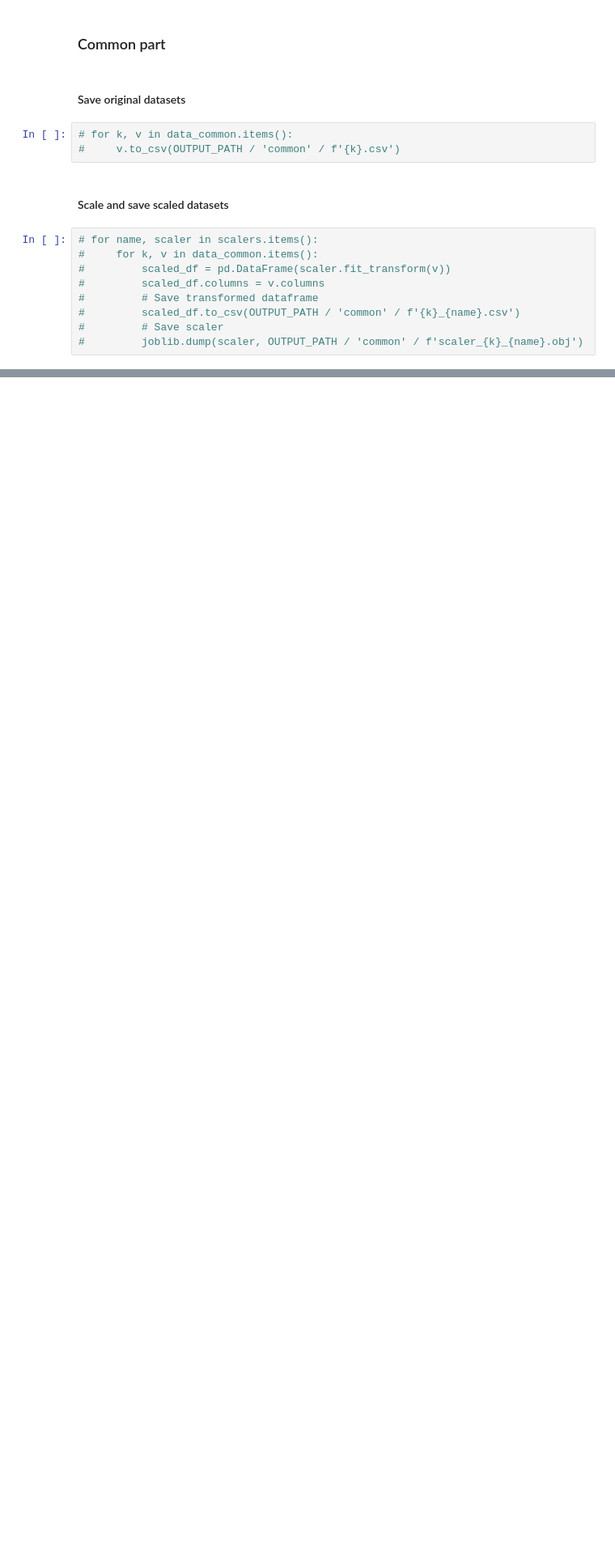
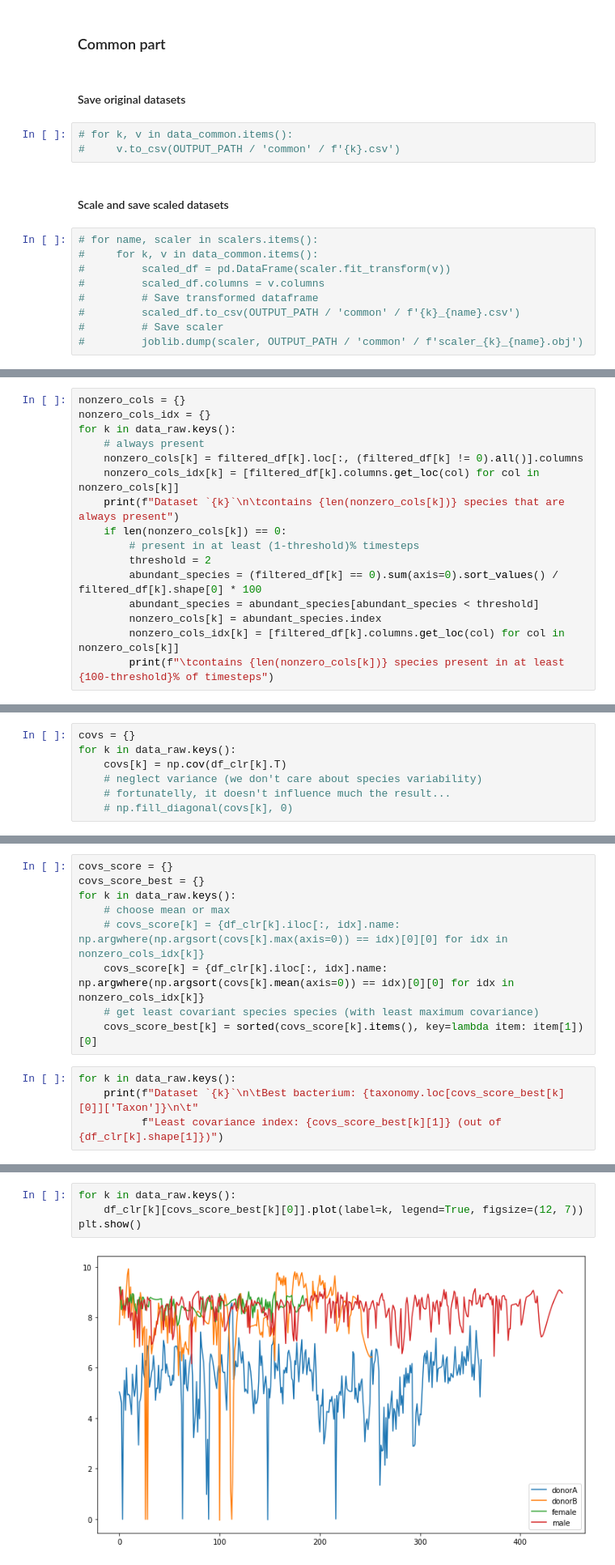
Before and after one commit to zuzannakarwowska/microbiome_interactions_project, a Jupyter notebook: notebooks/transform_input_data.ipynb, the cells around one changed output, grey strips where cells are left out. Shown: that part at 81% size. Cells and saved outputs as stored; diff of their text form; blank space fills up the shorter version.

```diff
--- a/notebooks/transform_input_data.ipynb
+++ b/notebooks/transform_input_data.ipynb
@@ -173,0 +222,16 @@ for k, v in data_raw.items():
+# %%
+nonzero_cols = {}
+nonzero_cols_idx = {}
+for k in data_raw.keys():
+    # always present
+    nonzero_cols[k] = filtered_df[k].loc[:, (filtered_df[k] != 0).all()].columns
+    nonzero_cols_idx[k] = [filtered_df[k].columns.get_loc(col) for col in nonzero_cols[k]]
+    print(f"Dataset `{k}`\n\tcontains {len(nonzero_cols[k])} species that are always present")
+    if len(nonzero_cols[k]) == 0:
+        # present in at least (1-threshold)% timesteps
+        threshold = 2
+        abundant_species = (filtered_df[k] == 0).sum(axis=0).sort_values() / filtered_df[k].shape[0] * 100
+        abundant_species = abundant_species[abundant_species < threshold]
+        nonzero_cols[k] = abundant_species.index
+        nonzero_cols_idx[k] = [filtered_df[k].columns.get_loc(col) for col in nonzero_cols[k]]
+        print(f"\tcontains {len(nonzero_cols[k])} species present in at least {100-threshold}% of timesteps")
@@ -173,0 +251,7 @@ for k, v in data_raw.items():
+# %%
+covs = {}
+for k in data_raw.keys():
+    covs[k] = np.cov(df_clr[k].T)
+    # neglect variance (we don't care about species variability)
+    # fortunatelly, it doesn't influence much the result...
+    # np.fill_diagonal(covs[k], 0)
@@ -173,0 +260,13 @@ for k, v in data_raw.items():
+# %%
+covs_score = {}
+covs_score_best = {}
+for k in data_raw.keys():
+    # choose mean or max
+    # covs_score[k] = {df_clr[k].iloc[:, idx].name: np.argwhere(np.argsort(covs[k].max(axis=0)) == idx)[0][0] for idx in nonzero_cols_idx[k]}
+    covs_score[k] = {df_clr[k].iloc[:, idx].name: np.argwhere(np.argsort(covs[k].mean(axis=0)) == idx)[0][0] for idx in nonzero_cols_idx[k]}
+    # get least covariant species species (with least maximum covariance)
+    covs_score_best[k] = sorted(covs_score[k].items(), key=lambda item: item[1])[0]
+# %%
+for k in data_raw.keys():
+    print(f"Dataset `{k}`\n\tBest bacterium: {taxonomy.loc[covs_score_best[k][0]]['Taxon']}\n\t"
+          f"Least covariance index: {covs_score_best[k][1]} (out of {df_clr[k].shape[1]})")
@@ -173,0 +288,6 @@ for k, v in data_raw.items():
+# %%
+for k in data_raw.keys():
+    df_clr[k][covs_score_best[k][0]].plot(label=k, legend=True, figsize=(12, 7))
+plt.show()
+# %% [output]
+[figure, added]
```
Also changed, not shown: parts of 45 cells of this notebook.
